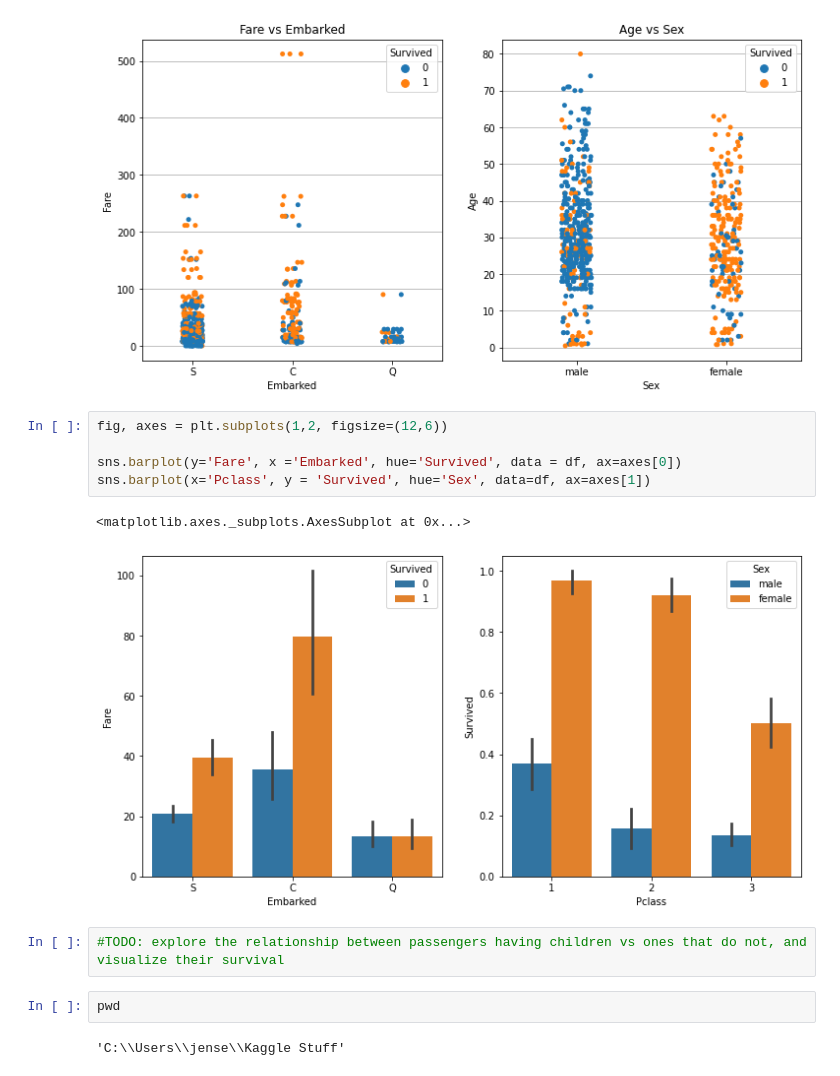
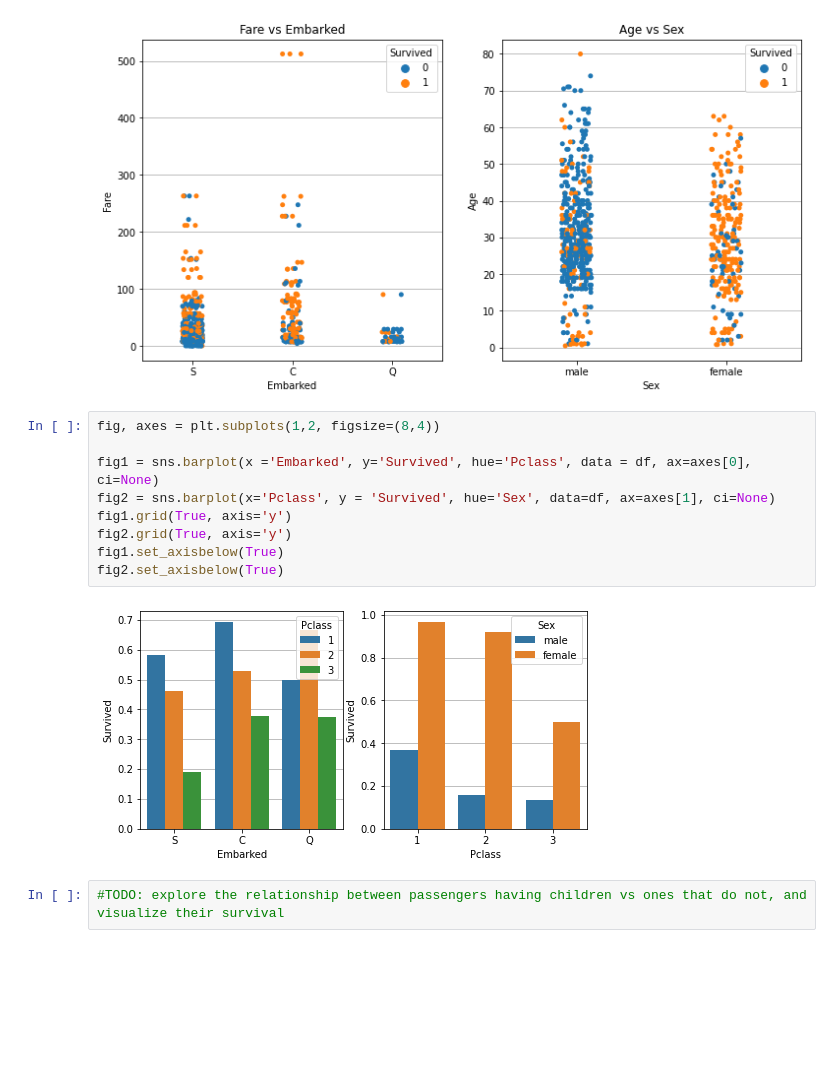
Before and after one commit to jensen-davies/titanic_project, a Jupyter notebook: Titanic Project.ipynb, the cells around one changed output. Saved outputs shown, nothing was run; the diff lists cells and outputs as text; blank space fills up the shorter version.

```diff
--- a/Titanic Project.ipynb
+++ b/Titanic Project.ipynb
@@ -110,16 +101,15 @@ fig2.grid(True, axis='y')
 # %% [output]
 [figure]
 # %%
-fig, axes = plt.subplots(1,2, figsize=(12,6))
+fig, axes = plt.subplots(1,2, figsize=(8,4))
 
-sns.barplot(y='Fare', x ='Embarked', hue='Survived', data = df, ax=axes[0])
-sns.barplot(x='Pclass', y = 'Survived', hue='Sex', data=df, ax=axes[1])
+fig1 = sns.barplot(x ='Embarked', y='Survived', hue='Pclass', data = df, ax=axes[0], ci=None)
+fig2 = sns.barplot(x='Pclass', y = 'Survived', hue='Sex', data=df, ax=axes[1], ci=None)
+fig1.grid(True, axis='y')
+fig2.grid(True, axis='y')
+fig1.set_axisbelow(True)
+fig2.set_axisbelow(True)
 # %% [output]
-<matplotlib.axes._subplots.AxesSubplot at 0x...>
-[figure, old version]
+[figure, new version]
 # %%
 #TODO: explore the relationship between passengers having children vs ones that do not, and visualize their survival
-# %%
-pwd
-# %% [output]
-'C:\\Users\\jense\\Kaggle Stuff'
```
Also changed, not shown: parts of 15 cells of this notebook, 1 other file.
